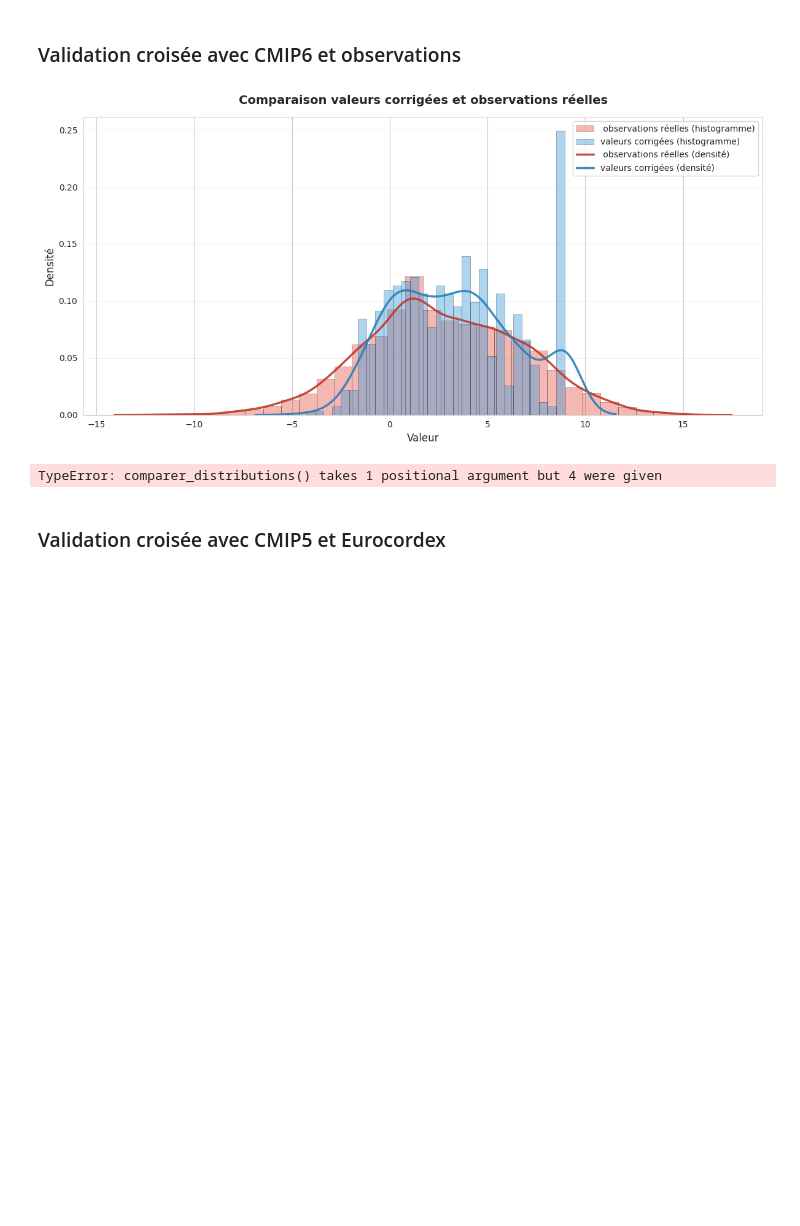
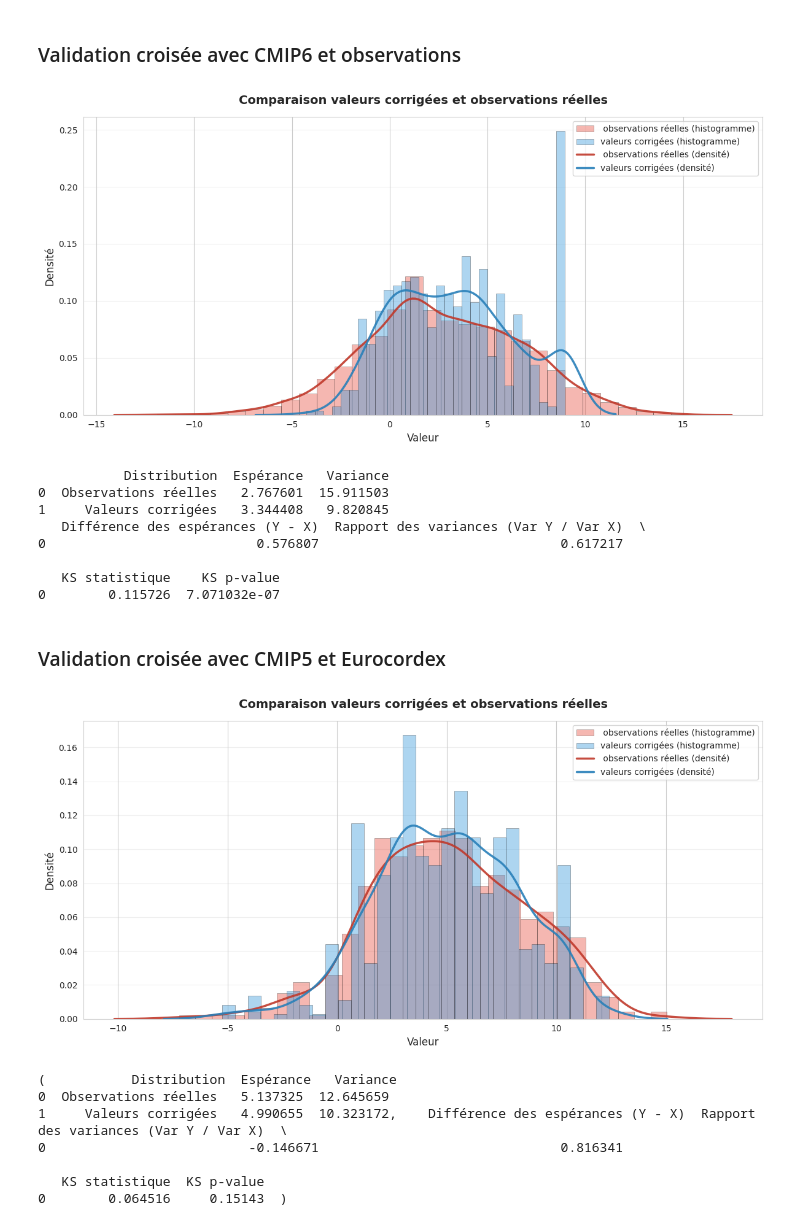
Before and after one commit to tristanczz/statapp_edf_25, a Jupyter notebook: CDF-t.ipynb, the cells around one changed output. Cells and saved outputs as stored; diff of their text form; code cells hidden in the pictures; blank space fills up the shorter version.

```diff
--- a/CDF-t.ipynb
+++ b/CDF-t.ipynb
@@ -173,24 +173,44 @@ _ ,modele_futur_corrige  = cdf_t_univ(CMIP6_hist,obs_hist,CMIP6_futur)
 plot_distributions((obs_futur, modele_futur_corrige),
                     "Comparaison valeurs corrigées et observations réelles",
                     ("observations réelles","valeurs corrigées"),)
-print(comparer_distributions(obs_futur,"Observations réelles",modele_futur_corrige,"Valeurs corrigées"))
+stat, summary = comparer_distributions(obs_futur,"Observations réelles",modele_futur_corrige,"Valeurs corrigées")
+print(stat)
+print(summary)
 # %% [output]
 [figure]
-TypeError: comparer_distributions() takes 1 positional argument but 4 were given
+           Distribution  Espérance   Variance
+0  Observations réelles   2.767601  15.911503
+1     Valeurs corrigées   3.344408   9.820845
+   Différence des espérances (Y - X)  Rapport des variances (Var Y / Var X)  \
+0                           0.576807                               0.617217
+
+   KS statistique    KS p-value
+0        0.115726  7.071032e-07
 # %% [markdown]
 ### Validation croisée avec CMIP5 et Eurocordex
 # %%
 #Sélection mois et variable
 CMIP5_hist = csv_to_pd_univ(r"data/CMIP5_historical.csv", 12, "tas", years = (1996,2005))
 CMIP5_futur = csv_to_pd_univ(r"data/CMIP5_rcp85.csv", 12, "tas", years= (2081,2100))
 obs_hist = csv_to_pd_univ(r"data/eurocordex_historical.csv", 12, "tas", years = (1996,2005))
 obs_futur = csv_to_pd_univ(r"data/eurocordex_rcp85.csv", 12, "tas", years = (2081,2100))
 
 #Correction des valeurs futures du modèle par CDF-t
 _ ,modele_futur_corrige  = cdf_t_univ(CMIP5_hist,obs_hist,CMIP5_futur)
 
 #Représentation graphique
 plot_distributions((obs_futur, modele_futur_corrige),
                     "Comparaison valeurs corrigées et observations réelles",
                     ("observations réelles","valeurs corrigées"),)
-print(comparer_distributions(obs_futur,"Observations réelles",modele_futur_corrige,"Valeurs corrigées"))
+stat, summary = comparer_distributions(obs_futur,"Observations réelles",modele_futur_corrige,"Valeurs corrigées")
+print(stat)
+print(summary)
+# %% [output]
+[figure, added]
+(           Distribution  Espérance   Variance
+0  Observations réelles   5.137325  12.645659
+1     Valeurs corrigées   4.990655  10.323172,    Différence des espérances (Y - X)  Rapport des variances (Var Y / Var X)  \
+0                          -0.146671                               0.816341
+
+   KS statistique  KS p-value
+0        0.064516     0.15143  )
```
Also changed, not shown: 1 other file.
